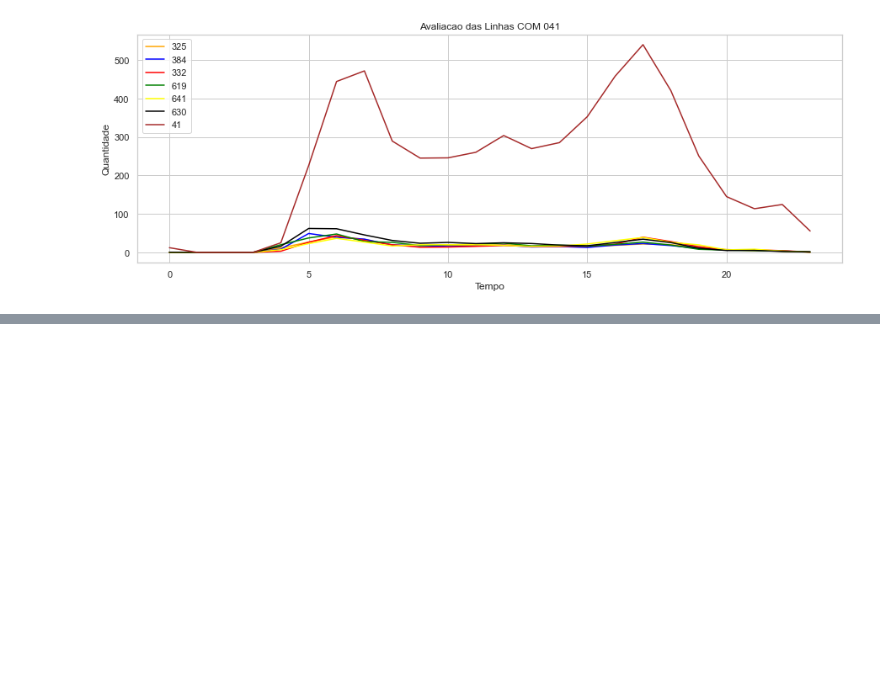
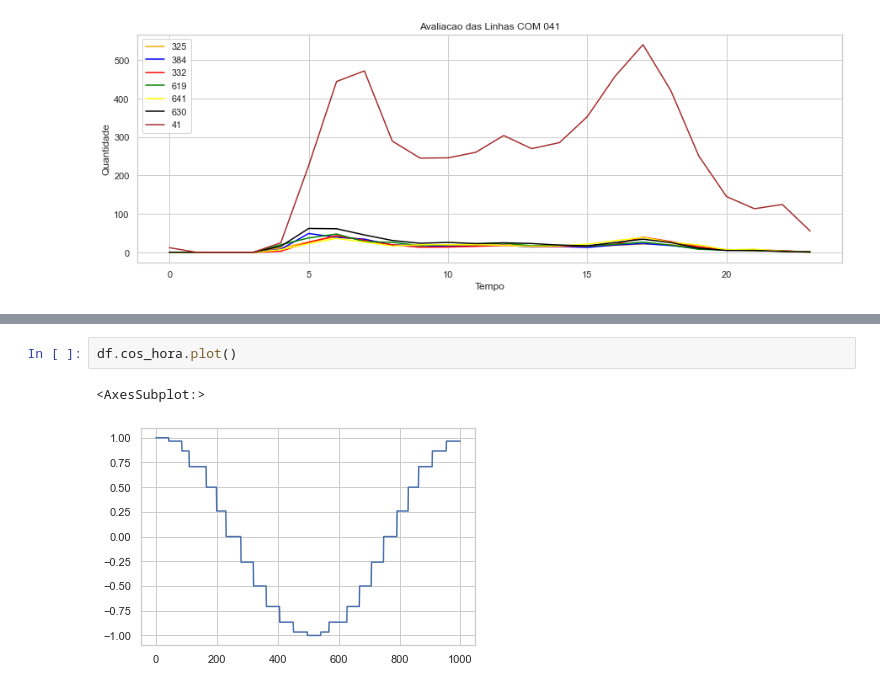
Before and after one commit to medeirosvictor/ds-mobilidade-urbana-fortaleza, a Jupyter notebook: Data-Visualization.ipynb, the cells around one changed output, grey strips where cells are left out. Drawn from its saved outputs; the diff is of its cells as text; blank space fills up the shorter version.

```diff
--- a/Data-Visualization.ipynb
+++ b/Data-Visualization.ipynb
@@ -156,0 +219,5 @@ plt.show()
+# %%
+df.cos_hora.plot()
+# %% [output]
+<AxesSubplot:>
+[figure, added]
```
Also changed, not shown: parts of 4 cells of this notebook, 11 other files.
